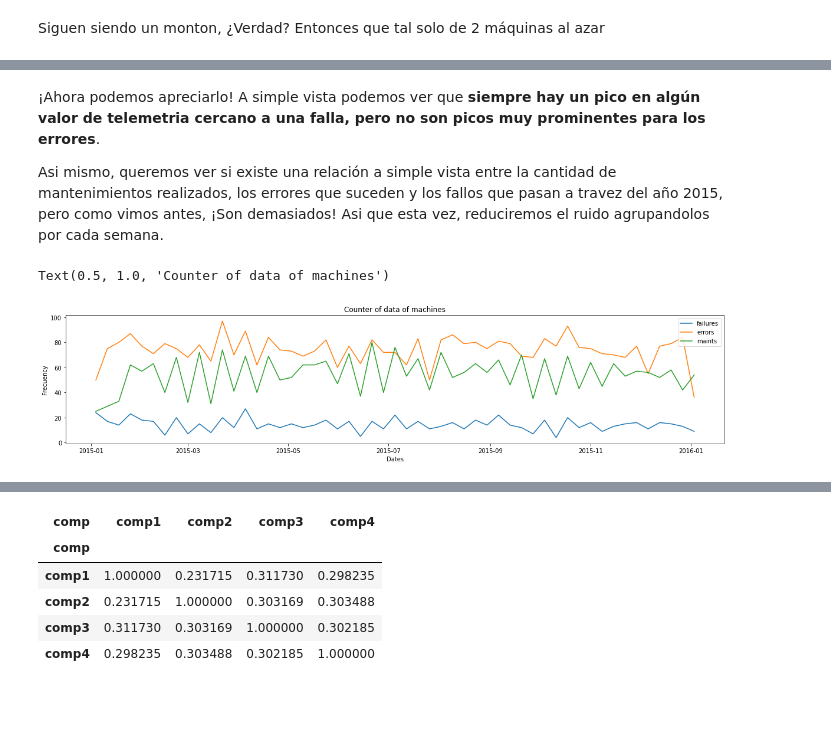
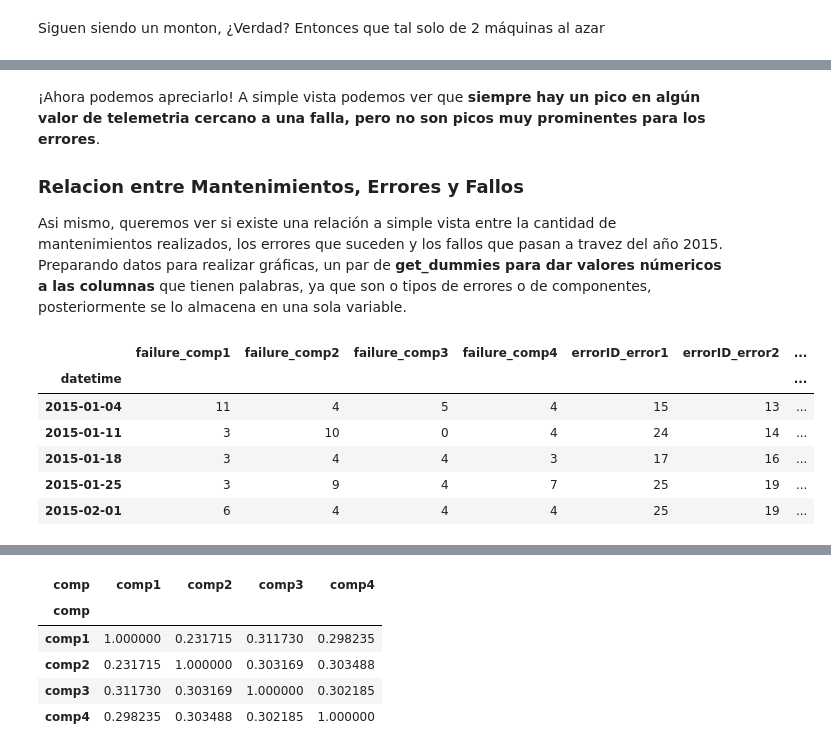
Before and after one commit to Brami01/TIC_Project_PM, a Jupyter notebook: main.ipynb, the cells around one changed output, grey strips where cells are left out. Drawn from its saved outputs; the diff is of its cells as text; code cells hidden in the pictures; blank space fills up the shorter version.

Commit message:
updating comentaries and changing and ordering data

```diff
--- a/main.ipynb
+++ b/main.ipynb
@@ -310,20 +332,36 @@ See the caveats in the documentation: https://pandas.pydata.org/pandas-docs/stab
 # %% [markdown]
 ¡Ahora podemos apreciarlo! A simple vista podemos ver que **siempre hay un pico en algún valor de telemetria cercano a una falla, pero no son picos muy prominentes para los errores**.
 
-Asi mismo, queremos ver si existe una relación a simple vista entre la cantidad de mantenimientos realizados, los errores que suceden y los fallos que pasan a travez del año 2015, pero como vimos antes, ¡Son demasiados! Asi que esta vez, reduciremos el ruido agrupandolos por cada semana.
+### Relacion entre Mantenimientos, Errores y Fallos
+
+Asi mismo, queremos ver si existe una relación a simple vista entre la cantidad de mantenimientos realizados, los errores que suceden y los fallos que pasan a travez del año 2015.
+Preparando datos para realizar gráficas, un par de **get_dummies para dar valores númericos a las columnas** que tienen palabras, ya que son o tipos de errores o de componentes, posteriormente se lo almacena en una sola variable.
 # %%
+bad_machines_week = pd.DataFrame({})
+bad_machines = pd.DataFrame({})
+
+failure_comp = ['failure_comp1', 'failure_comp2', 'failure_comp3', 'failure_comp4']
+errors_errorID = ['errorID_error1', 'errorID_error2', 'errorID_error3', 'errorID_error4', 'errorID_error5']
+maint_comp = ['comp_comp1', 'comp_comp2', 'comp_comp3', 'comp_comp4']
+
+bad_machines[failure_comp] = pd.get_dummies(failures).groupby('datetime').sum().groupby(pd.Grouper(freq="1W")).sum()[failure_comp]
+bad_machines[errors_errorID] = pd.get_dummies(errors).groupby('datetime').sum().groupby(pd.Grouper(freq="1W")).sum()[errors_errorID]
+bad_machines[maint_comp] = pd.get_dummies(maint).groupby('datetime').sum().groupby(pd.Grouper(freq="1W")).sum()[maint_comp]
+bad_machines[telemetry_features] = pd.get_dummies(telemetry).groupby('datetime').mean().groupby(pd.Grouper(freq="1W")).mean()[telemetry_features]
+
 failures_week = failures.groupby('datetime').count().groupby(pd.Grouper(freq="1W")).sum()
 errors_week = errors.groupby('datetime').count().groupby(pd.Grouper(freq="1W")).sum()
 maint_week = maint[maint['datetime'] >= pd.to_datetime('2015-01-01')].groupby('datetime').count().groupby(pd.Grouper(freq="1W")).sum()
 
-plt.figure(figsize=(20,4))
-plt.plot(failures_week.index, failures_week['machineID'])
-plt.plot(errors_week.index, errors_week['machineID'])
-plt.plot(maint_week.index, maint_week['machineID'])
-plt.legend(['failures', 'errors', 'maints'], loc = 'upper right')
-plt.xlabel('Dates')
-plt.ylabel('Frecuency')
-plt.title('Counter of data of machines')
+bad_machines_week['failures'] = failures_week['machineID']
+bad_machines_week['errors'] = errors_week['machineID']
+bad_machines_week['maints'] = maint_week['machineID']
+bad_machines.head()
 # %% [output]
-Text(0.5, 1.0, 'Counter of data of machines')
-[figure, removed]
+|  | failure_comp1 | failure_comp2 | failure_comp3 | failure_comp4 | errorID_error1 | errorID_error2 | ... |
+| datetime |  |  |  |  |  |  | ... |
+| 2015-01-04 | 11 | 4 | 5 | 4 | 15 | 13 | ... |
+| 2015-01-11 | 3 | 10 | 0 | 4 | 24 | 14 | ... |
+| 2015-01-18 | 3 | 4 | 4 | 3 | 17 | 16 | ... |
+| 2015-01-25 | 3 | 9 | 4 | 7 | 25 | 19 | ... |
+| 2015-02-01 | 6 | 4 | 4 | 4 | 25 | 19 | ... |
```
Also changed, not shown: parts of 44 cells of this notebook.
